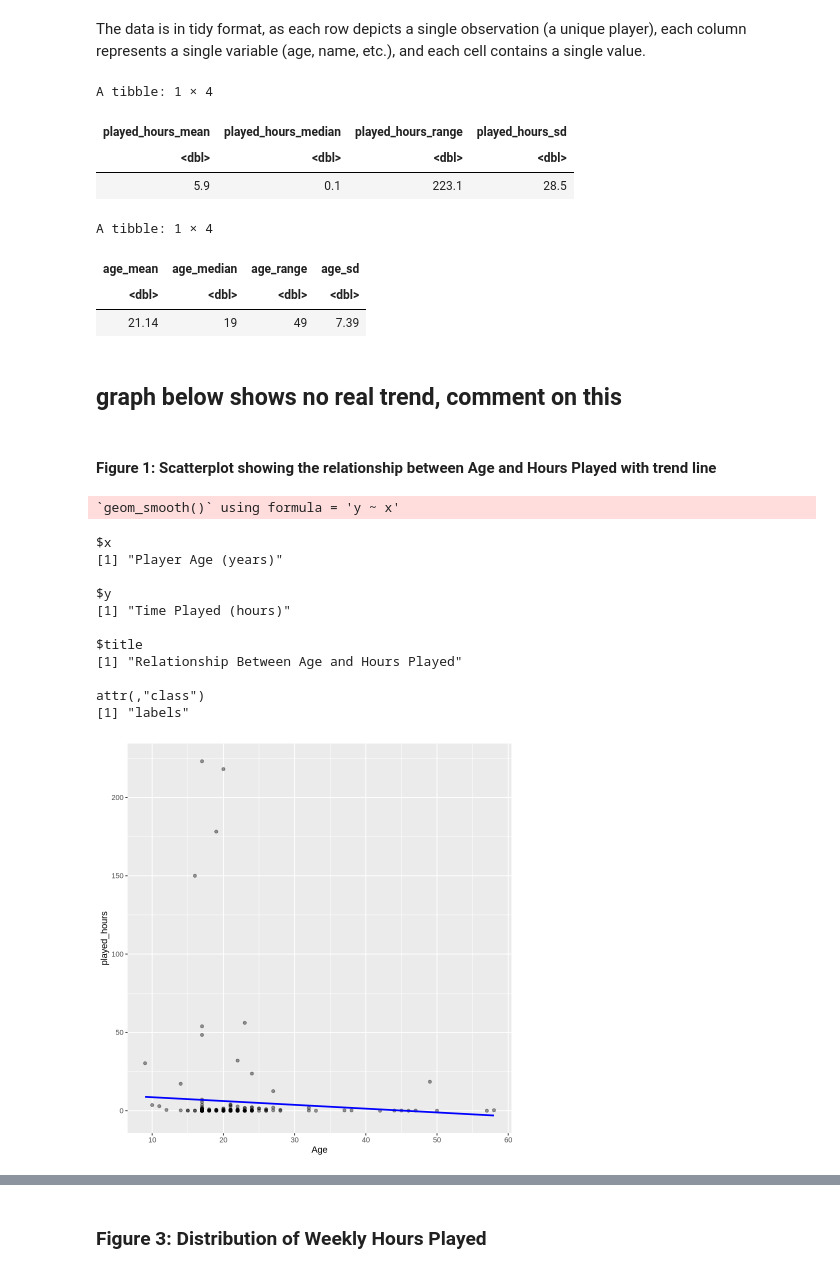
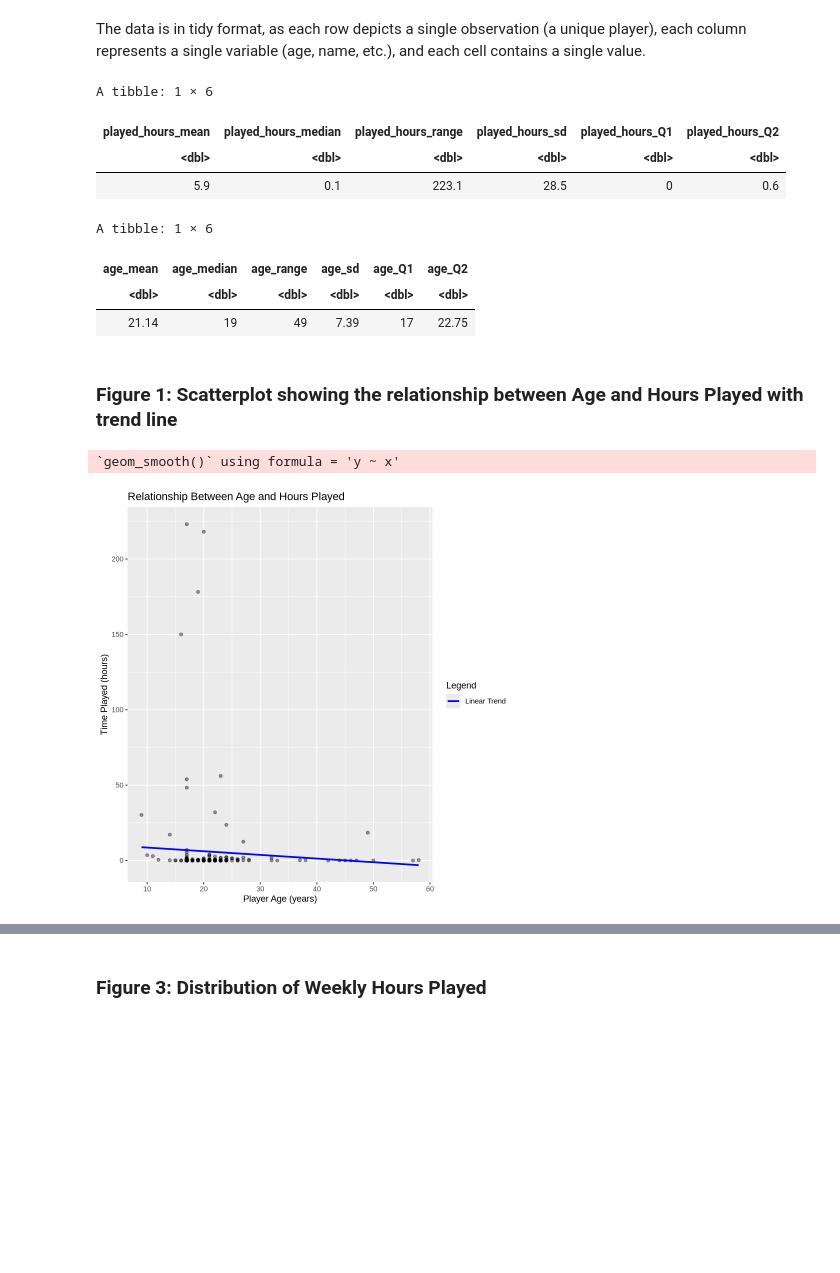
Before and after one commit to owenkotler/dsci_100_project_group_40, a Jupyter notebook: dsci_100_project_final.ipynb, the cells around one changed output, grey strips where cells are left out. Saved outputs shown, nothing was run; the diff lists cells and outputs as text; code cells hidden in the pictures; blank space fills up the shorter version.

```diff
--- a/dsci_100_project_final.ipynb
+++ b/dsci_100_project_final.ipynb
@@ -28,13 +46,14 @@ players_data <- players |>
     select(played_hours, Age)
 # %%
 # Calculating summary statistics for variables of interest
-# NOTE: MAYBE ADD IQR??
 played_hours_summary <- players |>
     summarise(
         played_hours_mean = mean(played_hours),
         played_hours_median = median(played_hours),
         played_hours_range = max(played_hours) - min(played_hours),
-        played_hours_sd = sd(played_hours)) |>
+        played_hours_sd = sd(played_hours),
+        played_hours_Q1 = quantile(played_hours, 0.25),
+        played_hours_Q2 = quantile(played_hours, 0.75)) |>
         round(2)
 played_hours_summary
 
@@ -43,41 +62,31 @@ age_summary <- players |>
         age_mean = mean(Age),
         age_median = median(Age),
         age_range = max(Age) - min(Age),
-        age_sd = sd(Age)) |>
+        age_sd = sd(Age),
+        age_Q1 = quantile(Age, 0.25),
+        age_Q2 = quantile(Age, 0.75)) |>
         round(2)
 age_summary
 # %% [output]
-A tibble: 1 × 4
+A tibble: 1 × 6
-| played_hours_mean | played_hours_median | played_hours_range | played_hours_sd |
-| <dbl> | <dbl> | <dbl> | <dbl> |
-| 5.9 | 0.1 | 223.1 | 28.5 |
+| played_hours_mean | played_hours_median | played_hours_range | played_hours_sd | played_hours_Q1 | played_hours_Q2 |
+| <dbl> | <dbl> | <dbl> | <dbl> | <dbl> | <dbl> |
+| 5.9 | 0.1 | 223.1 | 28.5 | 0 | 0.6 |
-A tibble: 1 × 4
+A tibble: 1 × 6
-| age_mean | age_median | age_range | age_sd |
-| <dbl> | <dbl> | <dbl> | <dbl> |
-| 21.14 | 19 | 49 | 7.39 |
+| age_mean | age_median | age_range | age_sd | age_Q1 | age_Q2 |
+| <dbl> | <dbl> | <dbl> | <dbl> | <dbl> | <dbl> |
+| 21.14 | 19 | 49 | 7.39 | 17 | 22.75 |
-# %% [markdown]
-## **graph below shows no real trend, comment on this**
 # %% [markdown]
-#### Figure 1: Scatterplot showing the relationship between Age and Hours Played with trend line
+### Figure 1: Scatterplot showing the relationship between Age and Hours Played with trend line
 # %%
-ggplot(players, aes(x=Age, y=played_hours))+
-       geom_point(alpha = 0.4) +
-       geom_smooth(method = "lm", se = FALSE, colour = "blue")
-       labs(title = "Relationship Between Age and Hours Played",
-            x = "Player Age (years)",
-            y = "Time Played (hours)")
+ggplot(players, aes(x=Age, y=played_hours)) +
+    geom_point(alpha = 0.4) +
+    geom_smooth(aes(colour = "Linear Trend"), method = "lm", se = FALSE) +
+    scale_colour_manual(values = c("Linear Trend" = "blue"), name = "Legend") +
+    labs(title = "Relationship Between Age and Hours Played",
+         x = "Player Age (years)",
+         y = "Time Played (hours)")
 # %% [output]
 `geom_smooth()` using formula = 'y ~ x'
-$x
-[1] "Player Age (years)"
-
-$y
-[1] "Time Played (hours)"
-
-$title
-[1] "Relationship Between Age and Hours Played"
-
-attr(,"class")
-[1] "labels"
-[figure, old version]
+[figure, new version]
 # %% [markdown]
```
Also changed, not shown: parts of 10 cells of this notebook.
